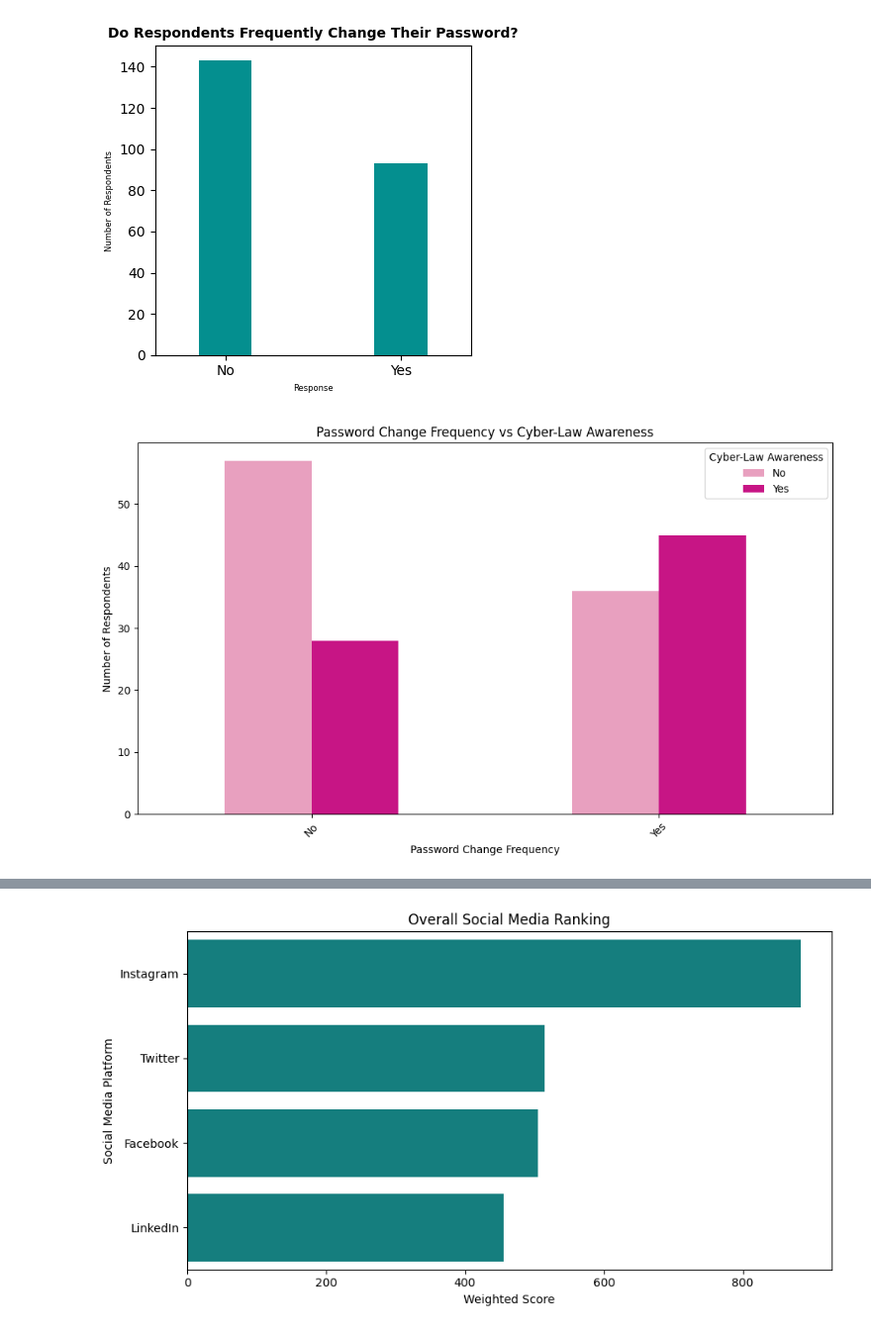
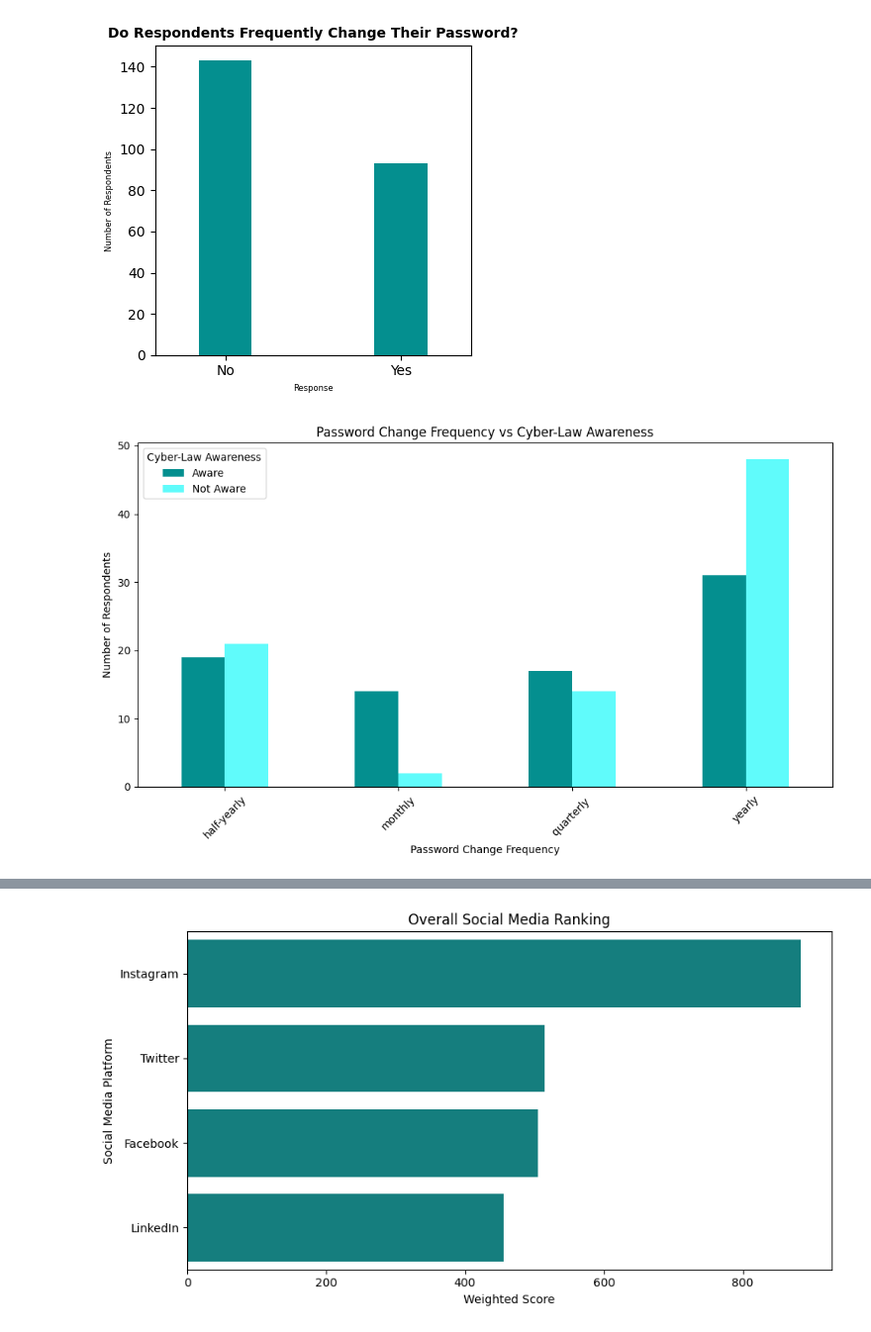
Before and after one commit to zf00593/dataset-project, a Jupyter notebook: visualisation.ipynb, the cells around one changed output, grey strips where cells are left out. Shown at 99% size. Cells and saved outputs as stored; diff of their text form; code cells hidden in the pictures.

Commit message:
readded claras graphs

```diff
--- a/visualisation.ipynb
+++ b/visualisation.ipynb
@@ -27,21 +27,27 @@ plt.show()
 # %% [output]
 [figure]
 # %%
-password_cyber = analysis.cyber_awareness_vs_password_change()
+password_cyber = pd.crosstab(
+    analysis.df["How Frequent!?"],
+    analysis.df["Are you aware of cyber laws?!"].map({
+        1: "Aware",
+        0: "Not Aware"
+    })
+)
 
 password_cyber.plot(
     kind="bar",
     figsize=(10, 6),
     color=["#048F8F", "#60FBFB"]
 )
 
 plt.title("Password Change Frequency vs Cyber-Law Awareness")
 plt.xlabel("Password Change Frequency")
 plt.ylabel("Number of Respondents")
 plt.xticks(rotation=45)
 plt.legend(title="Cyber-Law Awareness")
 
 plt.tight_layout()
 plt.show()
 # %% [output]
-[figure, old version]
+[figure, new version]
```
Also changed, not shown: parts of 2 cells of this notebook.
